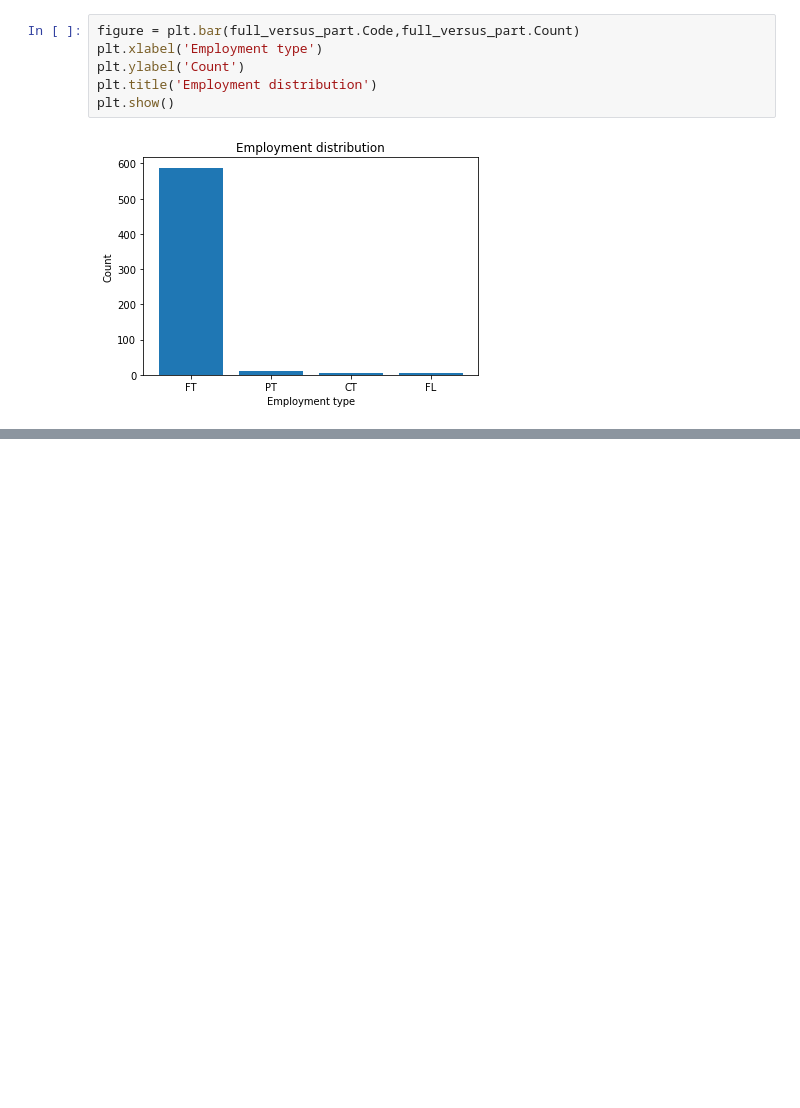
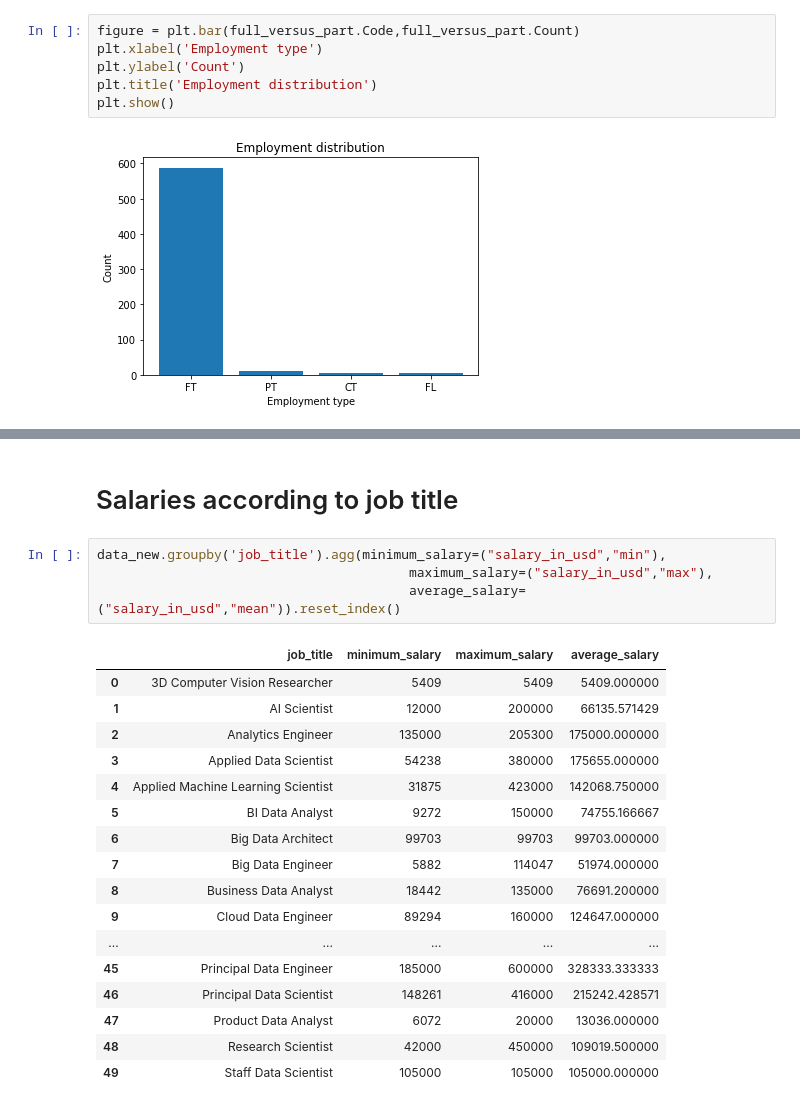
Before and after one commit to tauseefkashtwari/salary_analysis_python, a Jupyter notebook: Salary Analysis Project.ipynb, the cells around one changed output, grey strips where cells are left out. Drawn from its saved outputs; the diff is of its cells as text; blank space fills up the shorter version.

```diff
--- a/Salary Analysis Project.ipynb
+++ b/Salary Analysis Project.ipynb
@@ -336,0 +330,24 @@ NameError: name 'country_alpha2_to_country_name' is not defined
+# %% [markdown]
+# Salaries according to job title
+# %%
+data_new.groupby('job_title').agg(minimum_salary=("salary_in_usd","min"),
+                                        maximum_salary=("salary_in_usd","max"),
+                                        average_salary=("salary_in_usd","mean")).reset_index()
+# %% [output]
+|  | job_title | minimum_salary | maximum_salary | average_salary |
+| 0 | 3D Computer Vision Researcher | 5409 | 5409 | 5409.000000 |
+| 1 | AI Scientist | 12000 | 200000 | 66135.571429 |
+| 2 | Analytics Engineer | 135000 | 205300 | 175000.000000 |
+| 3 | Applied Data Scientist | 54238 | 380000 | 175655.000000 |
+| 4 | Applied Machine Learning Scientist | 31875 | 423000 | 142068.750000 |
+| 5 | BI Data Analyst | 9272 | 150000 | 74755.166667 |
+| 6 | Big Data Architect | 99703 | 99703 | 99703.000000 |
+| 7 | Big Data Engineer | 5882 | 114047 | 51974.000000 |
+| 8 | Business Data Analyst | 18442 | 135000 | 76691.200000 |
+| 9 | Cloud Data Engineer | 89294 | 160000 | 124647.000000 |
+| ... | ... | ... | ... | ... |
+| 45 | Principal Data Engineer | 185000 | 600000 | 328333.333333 |
+| 46 | Principal Data Scientist | 148261 | 416000 | 215242.428571 |
+| 47 | Product Data Analyst | 6072 | 20000 | 13036.000000 |
+| 48 | Research Scientist | 42000 | 450000 | 109019.500000 |
+| 49 | Staff Data Scientist | 105000 | 105000 | 105000.000000 |
```
Also changed, not shown: parts of 54 cells of this notebook.
